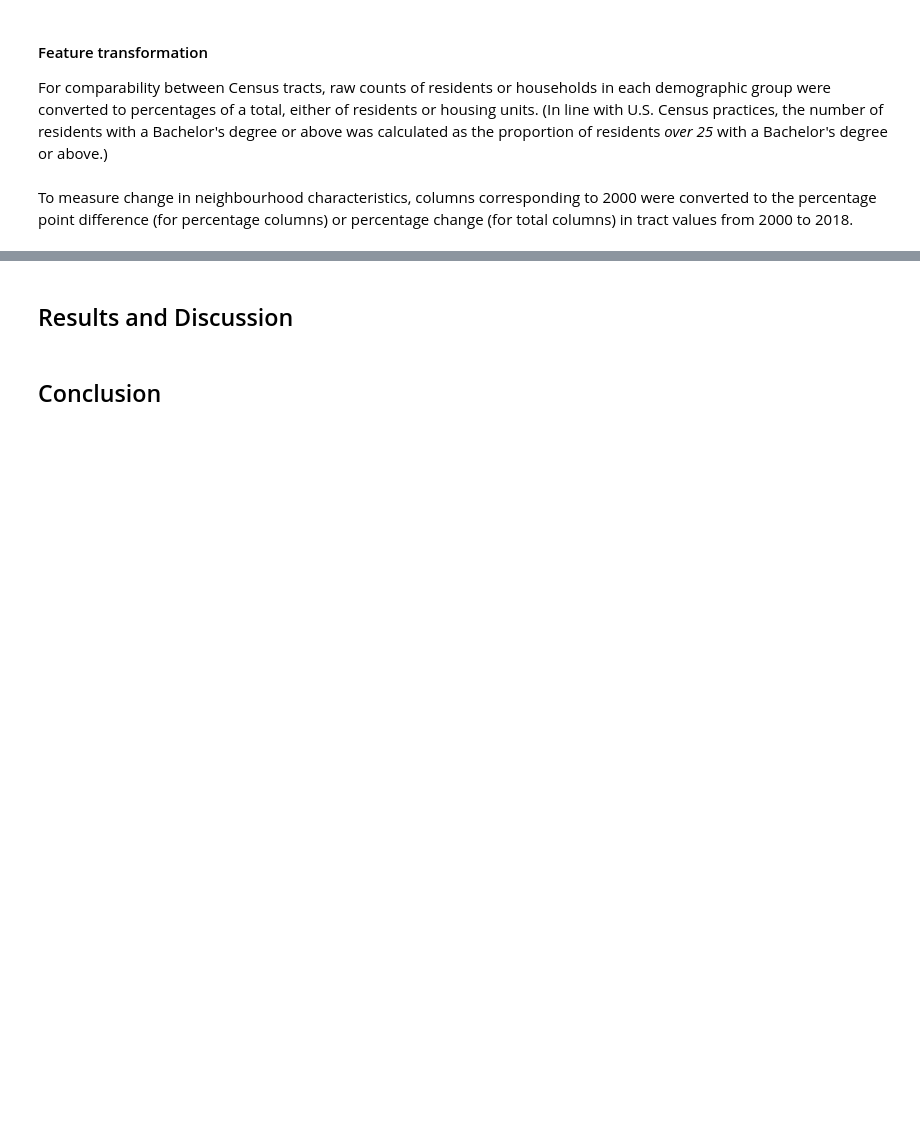
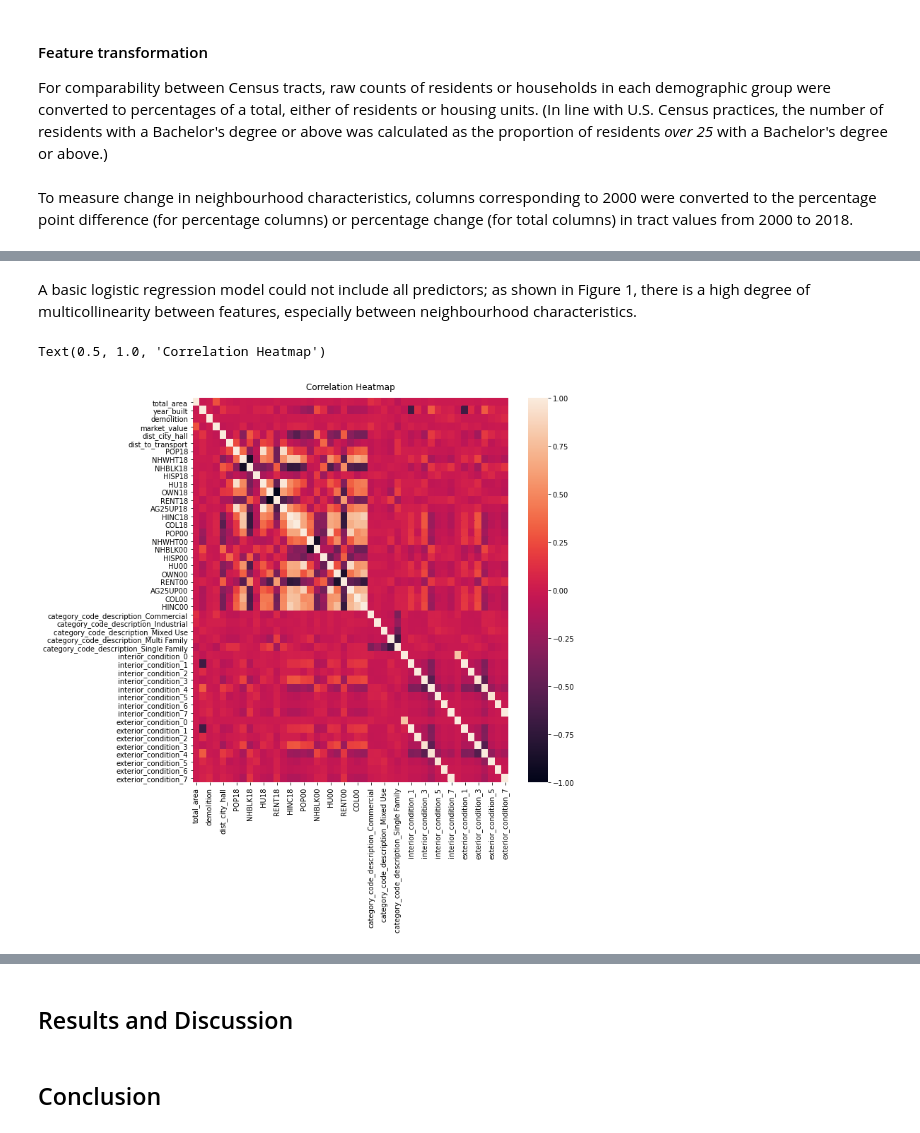
Before and after one commit to caranvr/DSSS-predicting-demolition, a Jupyter notebook: predicting-demolition.ipynb, the cells around one changed output, grey strips where cells are left out. Saved outputs shown, nothing was run; the diff lists cells and outputs as text; code cells hidden in the pictures; blank space fills up the shorter version.

```diff
--- a/predicting-demolition.ipynb
+++ b/predicting-demolition.ipynb
@@ -301,0 +292,2 @@ for t in no_trees:
+# %%
+df['year_built'] = 2018 - df['year_built']
@@ -301,0 +296,6 @@ for t in no_trees:
+# %%
+id_cols = ['lng', 'lat', 'geometry', 'location', 'index_right', 'TRACTCE10', 'NAME10']
+var_cols = [c for c in df.columns.values if c not in id_cols]
+
+df_var = df[var_cols].copy()
+df_var = pd.get_dummies(df_var)
@@ -301,0 +318,4 @@ for t in no_trees:
+# %%
+#Going back to original df with identifiers
+df.rename(columns={'index_right': 'census_tract'}, inplace=True)
+demolitions_by_tract = pd.DataFrame(df.groupby(['census_tract', 'demolition']).size()).rename(columns={0: 'Properties'})
@@ -301,0 +334,10 @@ for t in no_trees:
+# %%
+#Find tracts with high numbers of demolitions
+high_dem_tracts = demolitions_by_tract.xs(1, level='demolition').loc[
+    demolitions_by_tract.xs(1, level='demolition')['Properties'] >= 6
+].index.values
+
+#Isolate df_var to only parcels in high-demolition tracts
+high_dem_parcels = df.loc[df['census_tract'].isin(high_dem_tracts)].index
+
+df_var = df_var.loc[high_dem_parcels]
@@ -301,0 +359,11 @@ for t in no_trees:
+# %% [markdown]
+A basic logistic regression model could not include all predictors; as shown in Figure 1, there is a high degree of multicollinearity between features, especially between neighbourhood characteristics.
+# %%
+#Correlation matrix
+plt.figure(figsize=(10,10))
+heatmap = sns.heatmap(df_var.corr(), vmin=-1, vmax=1)
+# Give a title to the heatmap. Pad defines the distance of the title from the top of the heatmap.
+heatmap.set_title('Correlation Heatmap', fontdict={'fontsize':12}, pad=12)
+# %% [output]
+Text(0.5, 1.0, 'Correlation Heatmap')
+[figure, added]
```
Also changed, not shown: parts of 55 cells of this notebook.
